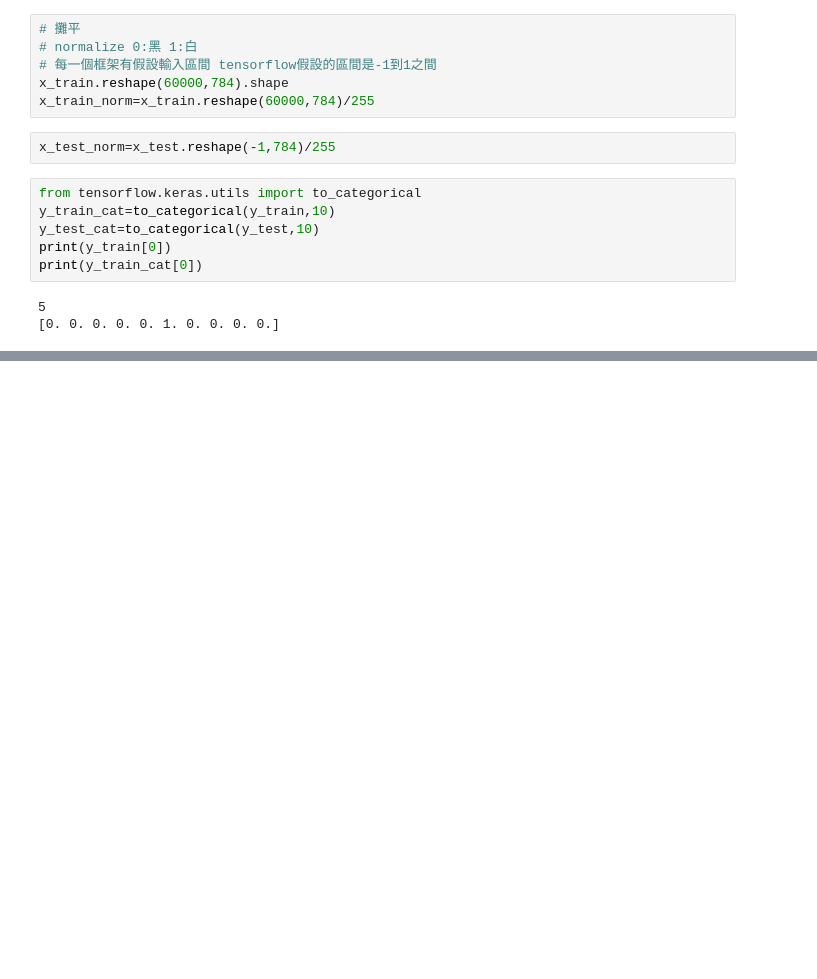
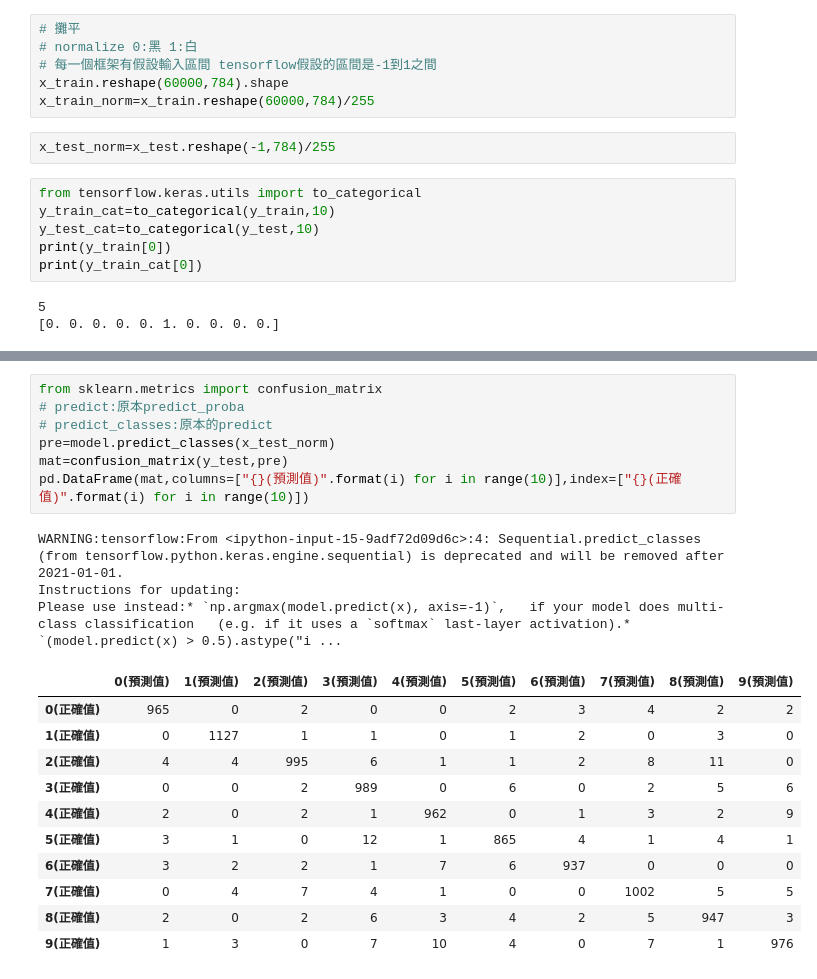
Before and after one commit to taiynlee/Kubernetes-CN, a Jupyter notebook: mlp.ipynb, the cells around one changed output, grey strips where cells are left out. Saved outputs shown, nothing was run; the diff lists cells and outputs as text; blank space fills up the shorter version.

```diff
--- a/mlp.ipynb
+++ b/mlp.ipynb
@@ -146,0 +150,22 @@ model.evaluate(x_test_norm,y_test_cat)
+# %%
+from sklearn.metrics import confusion_matrix
+# predict:原本predict_proba
+# predict_classes:原本的predict
+pre=model.predict_classes(x_test_norm)
+mat=confusion_matrix(y_test,pre)
+pd.DataFrame(mat,columns=["{}(預測值)".format(i) for i in range(10)],index=["{}(正確值)".format(i) for i in range(10)])
+# %% [output]
+WARNING:tensorflow:From <ipython-input-15-9adf72d09d6c>:4: Sequential.predict_classes (from tensorflow.python.keras.engine.sequential) is deprecated and will be removed after 2021-01-01.
+Instructions for updating:
+Please use instead:* `np.argmax(model.predict(x), axis=-1)`,   if your model does multi-class classification   (e.g. if it uses a `softmax` last-layer activation).* `(model.predict(x) > 0.5).astype("i ...
+|  | 0(預測值) | 1(預測值) | 2(預測值) | 3(預測值) | 4(預測值) | 5(預測值) | 6(預測值) | 7(預測值) | 8(預測值) | 9(預測值) |
+| 0(正確值) | 965 | 0 | 2 | 0 | 0 | 2 | 3 | 4 | 2 | 2 |
+| 1(正確值) | 0 | 1127 | 1 | 1 | 0 | 1 | 2 | 0 | 3 | 0 |
+| 2(正確值) | 4 | 4 | 995 | 6 | 1 | 1 | 2 | 8 | 11 | 0 |
+| 3(正確值) | 0 | 0 | 2 | 989 | 0 | 6 | 0 | 2 | 5 | 6 |
+| 4(正確值) | 2 | 0 | 2 | 1 | 962 | 0 | 1 | 3 | 2 | 9 |
+| 5(正確值) | 3 | 1 | 0 | 12 | 1 | 865 | 4 | 1 | 4 | 1 |
+| 6(正確值) | 3 | 2 | 2 | 1 | 7 | 6 | 937 | 0 | 0 | 0 |
+| 7(正確值) | 0 | 4 | 7 | 4 | 1 | 0 | 0 | 1002 | 5 | 5 |
+| 8(正確值) | 2 | 0 | 2 | 6 | 3 | 4 | 2 | 5 | 947 | 3 |
+| 9(正確值) | 1 | 3 | 0 | 7 | 10 | 4 | 0 | 7 | 1 | 976 |
```
Also changed, not shown: parts of 8 cells of this notebook.
